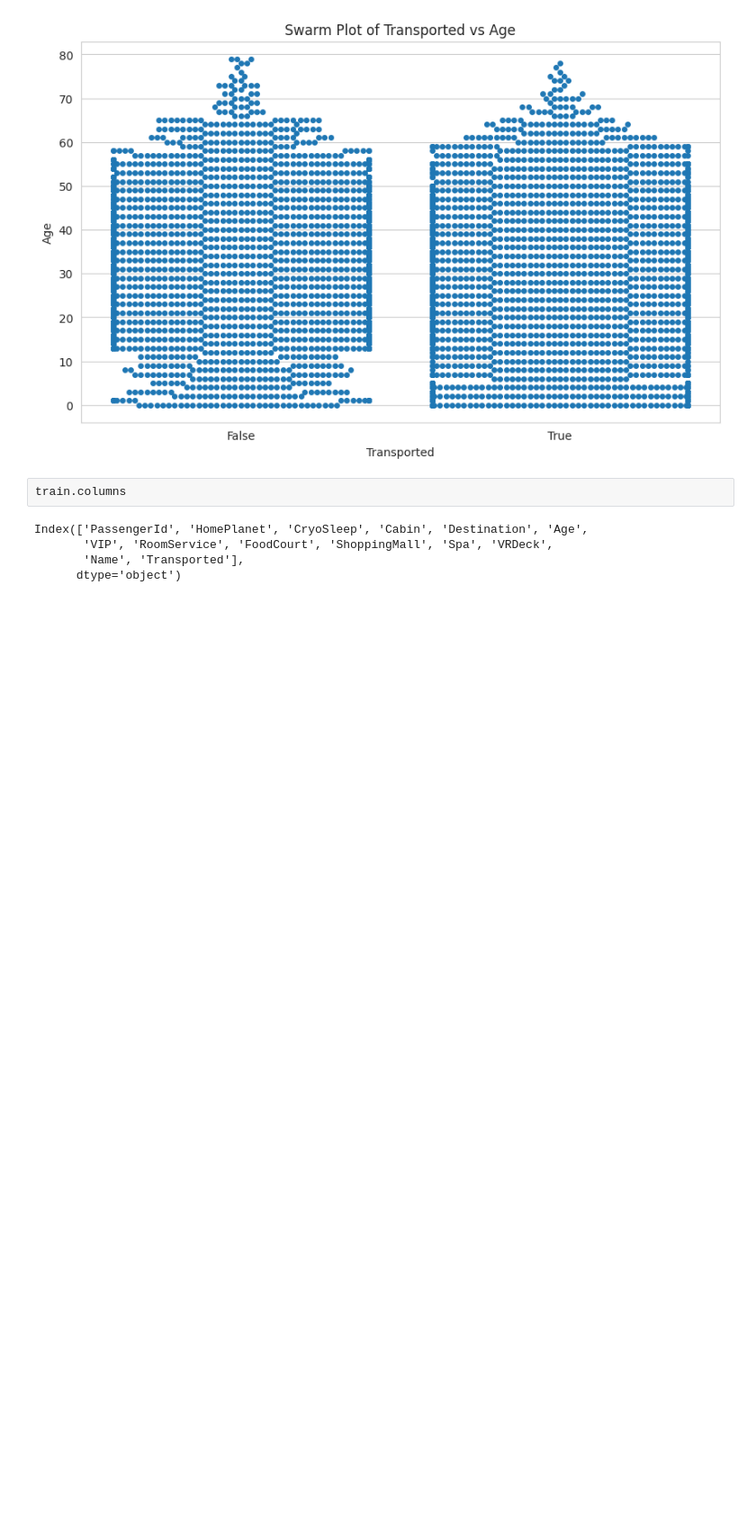
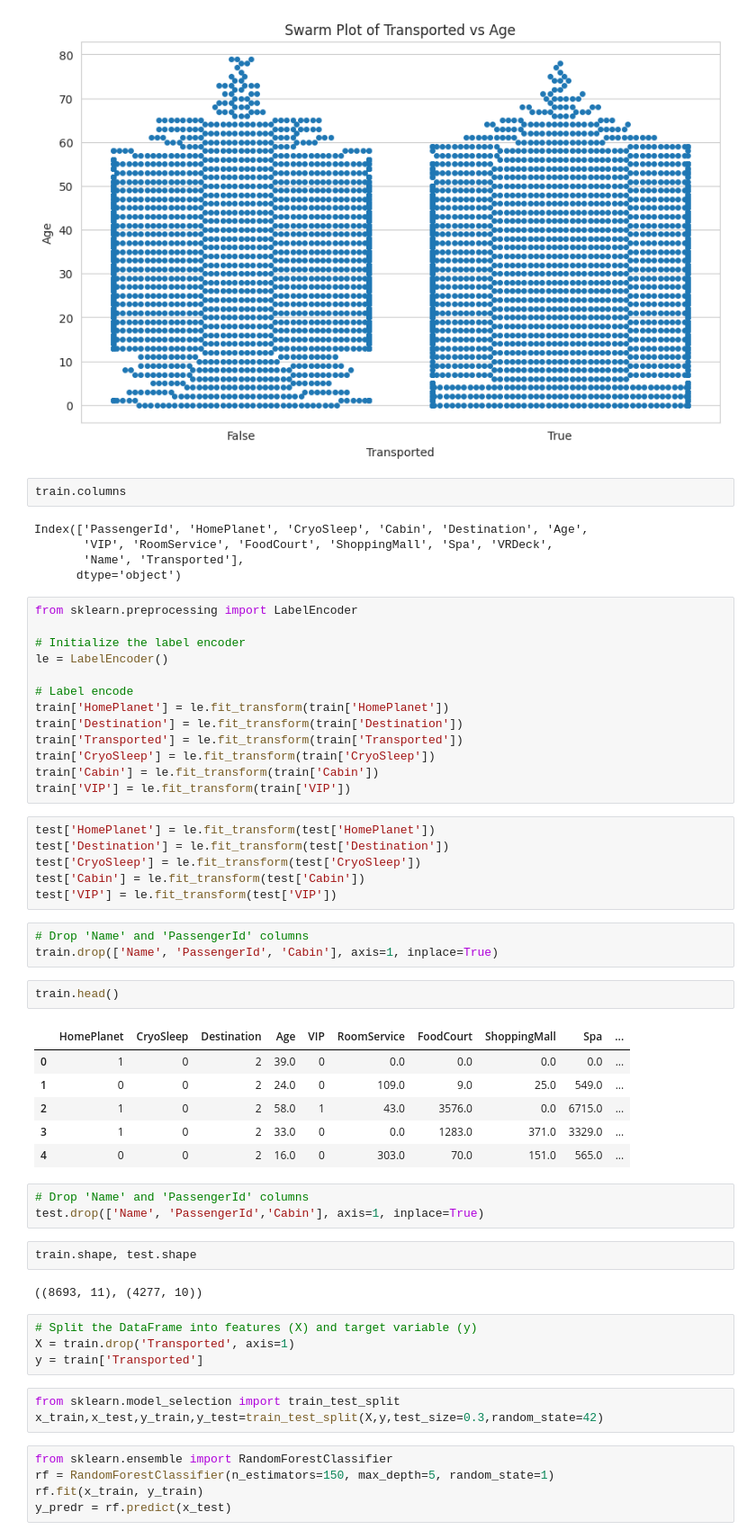
Before and after one commit to TOFWAQ/Kaggle_Challenge, a Jupyter notebook: TEAM_14.ipynb, the cells around one changed output. Shown at 90% size. Drawn from its saved outputs; the diff is of its cells as text; blank space fills up the shorter version.

```diff
--- a/TEAM_14.ipynb
+++ b/TEAM_14.ipynb
@@ -377,3 +377,53 @@ Index(['PassengerId', 'HomePlanet', 'CryoSleep', 'Cabin', 'Destination', 'Age',
        'VIP', 'RoomService', 'FoodCourt', 'ShoppingMall', 'Spa', 'VRDeck',
        'Name', 'Transported'],
       dtype='object')
+# %%
+from sklearn.preprocessing import LabelEncoder
+
+# Initialize the label encoder
+le = LabelEncoder()
+
+# Label encode
+train['HomePlanet'] = le.fit_transform(train['HomePlanet'])
+train['Destination'] = le.fit_transform(train['Destination'])
+train['Transported'] = le.fit_transform(train['Transported'])
+train['CryoSleep'] = le.fit_transform(train['CryoSleep'])
+train['Cabin'] = le.fit_transform(train['Cabin'])
+train['VIP'] = le.fit_transform(train['VIP'])
+# %%
+test['HomePlanet'] = le.fit_transform(test['HomePlanet'])
+test['Destination'] = le.fit_transform(test['Destination'])
+test['CryoSleep'] = le.fit_transform(test['CryoSleep'])
+test['Cabin'] = le.fit_transform(test['Cabin'])
+test['VIP'] = le.fit_transform(test['VIP'])
+# %%
+# Drop 'Name' and 'PassengerId' columns
+train.drop(['Name', 'PassengerId', 'Cabin'], axis=1, inplace=True)
+# %%
+train.head()
+# %% [output]
+|  | HomePlanet | CryoSleep | Destination | Age | VIP | RoomService | FoodCourt | ShoppingMall | Spa | ... |
+| 0 | 1 | 0 | 2 | 39.0 | 0 | 0.0 | 0.0 | 0.0 | 0.0 | ... |
+| 1 | 0 | 0 | 2 | 24.0 | 0 | 109.0 | 9.0 | 25.0 | 549.0 | ... |
+| 2 | 1 | 0 | 2 | 58.0 | 1 | 43.0 | 3576.0 | 0.0 | 6715.0 | ... |
+| 3 | 1 | 0 | 2 | 33.0 | 0 | 0.0 | 1283.0 | 371.0 | 3329.0 | ... |
+| 4 | 0 | 0 | 2 | 16.0 | 0 | 303.0 | 70.0 | 151.0 | 565.0 | ... |
+# %%
+# Drop 'Name' and 'PassengerId' columns
+test.drop(['Name', 'PassengerId','Cabin'], axis=1, inplace=True)
+# %%
+train.shape, test.shape
+# %% [output]
+((8693, 11), (4277, 10))
+# %%
+# Split the DataFrame into features (X) and target variable (y)
+X = train.drop('Transported', axis=1)
+y = train['Transported']
+# %%
+from sklearn.model_selection import train_test_split
+x_train,x_test,y_train,y_test=train_test_split(X,y,test_size=0.3,random_state=42)
+# %%
+from sklearn.ensemble import RandomForestClassifier
+rf = RandomForestClassifier(n_estimators=150, max_depth=5, random_state=1)
+rf.fit(x_train, y_train)
+y_predr = rf.predict(x_test)
```
Also changed, not shown: parts of 16 cells of this notebook.
